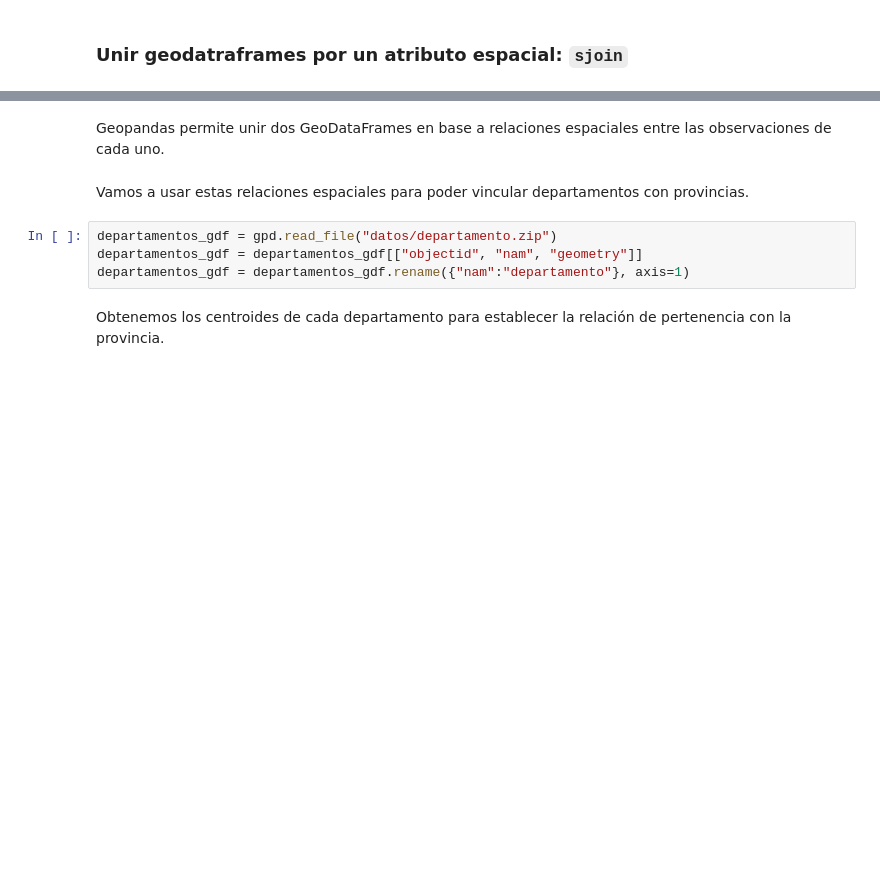
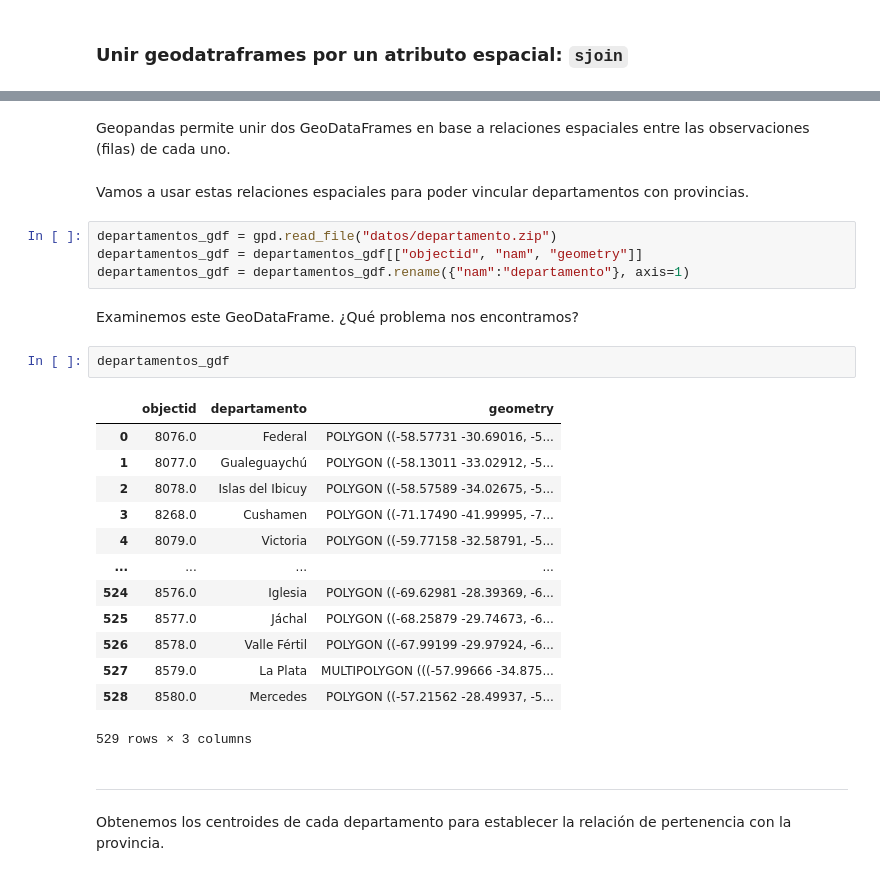
Before and after one commit to BelenMichel/PythonParaEconomistas2022, a Jupyter notebook: Clase6/PythEcon2022_c6.ipynb, the cells around one changed output, grey strips where cells are left out. Saved outputs shown, nothing was run; the diff lists cells and outputs as text; blank space fills up the shorter version.

```diff
--- a/Clase6/PythEcon2022_c6.ipynb
+++ b/Clase6/PythEcon2022_c6.ipynb
@@ -63,11 +208,31 @@ A continuación, representar un mapa del país coloreando cada provincia en base
 # %% [markdown]
-Geopandas permite unir dos GeoDataFrames en base a relaciones espaciales entre las observaciones de cada uno.
+Geopandas permite unir dos GeoDataFrames en base a relaciones espaciales entre las observaciones (filas) de cada uno.
 # %% [markdown]
 Vamos a usar estas relaciones espaciales para poder vincular departamentos con provincias.
-# %%
-departamentos_gdf = gpd.read_file("datos/departamento.zip")
-departamentos_gdf = departamentos_gdf[["objectid", "nam", "geometry"]]
-departamentos_gdf = departamentos_gdf.rename({"nam":"departamento"}, axis=1)
+# %%
+departamentos_gdf = gpd.read_file("datos/departamento.zip")
+departamentos_gdf = departamentos_gdf[["objectid", "nam", "geometry"]]
+departamentos_gdf = departamentos_gdf.rename({"nam":"departamento"}, axis=1)
+# %% [markdown]
+Examinemos este GeoDataFrame. ¿Qué problema nos encontramos?
+# %%
+departamentos_gdf
+# %% [output]
+|  | objectid | departamento | geometry |
+| 0 | 8076.0 | Federal | POLYGON ((-58.57731 -30.69016, -5... |
+| 1 | 8077.0 | Gualeguaychú | POLYGON ((-58.13011 -33.02912, -5... |
+| 2 | 8078.0 | Islas del Ibicuy | POLYGON ((-58.57589 -34.02675, -5... |
+| 3 | 8268.0 | Cushamen | POLYGON ((-71.17490 -41.99995, -7... |
+| 4 | 8079.0 | Victoria | POLYGON ((-59.77158 -32.58791, -5... |
+| ... | ... | ... | ... |
+| 524 | 8576.0 | Iglesia | POLYGON ((-69.62981 -28.39369, -6... |
+| 525 | 8577.0 | Jáchal | POLYGON ((-68.25879 -29.74673, -6... |
+| 526 | 8578.0 | Valle Fértil | POLYGON ((-67.99199 -29.97924, -6... |
+| 527 | 8579.0 | La Plata | MULTIPOLYGON (((-57.99666 -34.875... |
+| 528 | 8580.0 | Mercedes | POLYGON ((-57.21562 -28.49937, -5... |
+529 rows × 3 columns
+# %% [markdown]
+___
 # %% [markdown]
 Obtenemos los centroides de cada departamento para establecer la relación de pertenencia con la provincia.
 # %%
```
Also changed, not shown: parts of 26 cells of this notebook.
